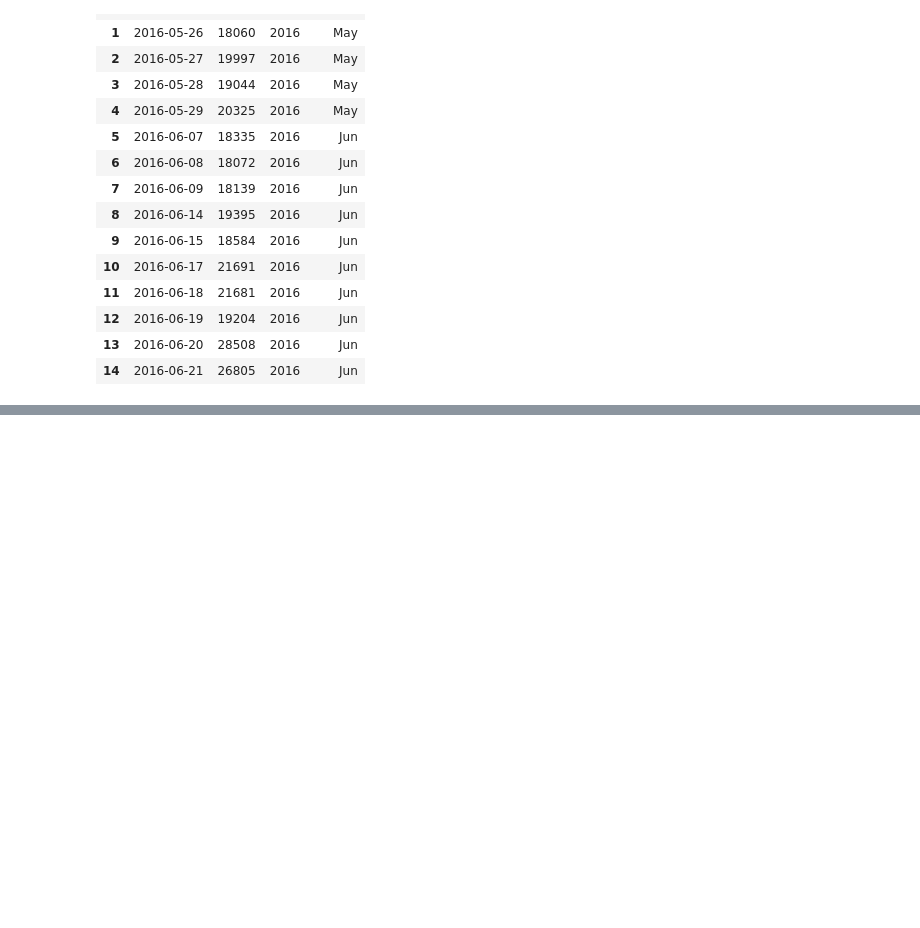
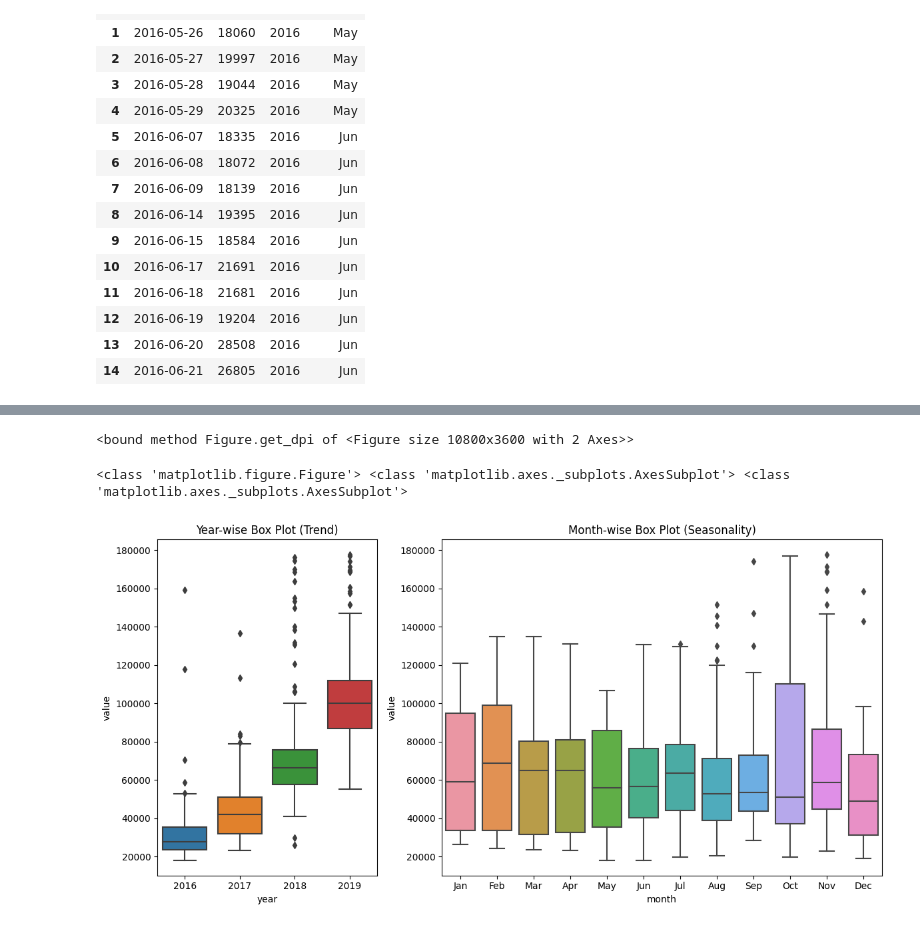
Before and after one commit to jmonti-gh/DataAnalysis_Py, a Jupyter notebook: p4_PageViewTimeSeriesVis/box_plot.ipynb, the cells around one changed output, grey strips where cells are left out. Drawn from its saved outputs; the diff is of its cells as text; code cells hidden in the pictures; blank space fills up the shorter version.

```diff
--- a/p4_PageViewTimeSeriesVis/box_plot.ipynb
+++ b/p4_PageViewTimeSeriesVis/box_plot.ipynb
@@ -110,0 +146,23 @@ sns.boxplot(x=df_box.month, y=df_box.value, ax=axe)
+# %%
+fig.get_dpi
+# %% [output]
+<bound method Figure.get_dpi of <Figure size 10800x3600 with 2 Axes>>
+# %%
+print(type(fig), type(axes[0]), type(axes[1]))
+# %% [output]
+<class 'matplotlib.figure.Figure'> <class 'matplotlib.axes._subplots.AxesSubplot'> <class 'matplotlib.axes._subplots.AxesSubplot'>
+# %%
+## https://stackoverflow.com/questions/10388462/matplotlib-different-size-subplots
+
+fig, axes = plt.subplots(1, 2, figsize=(12, 6), gridspec_kw={'width_ratios': [1, 2]})
+
+sns.boxplot(x=df_box.year, y=df_box.value, ax=axes[0])
+axes[0].set_title('Year-wise Box Plot (Trend)')
+
+months = ['Jan', 'Feb', 'Mar', 'Apr', 'May', 'Jun', 'Jul', 'Aug', 'Sep', 'Oct', 'Nov', 'Dec']
+sns.boxplot(x=df_box.month, y=df_box.value, ax=axes[1], order=months)
+axes[1].set_title('Month-wise Box Plot (Seasonality)')
+
+fig.tight_layout()
+# %% [output]
+[figure, added]
```
Also changed, not shown: parts of 4 cells of this notebook, 4 other files.
